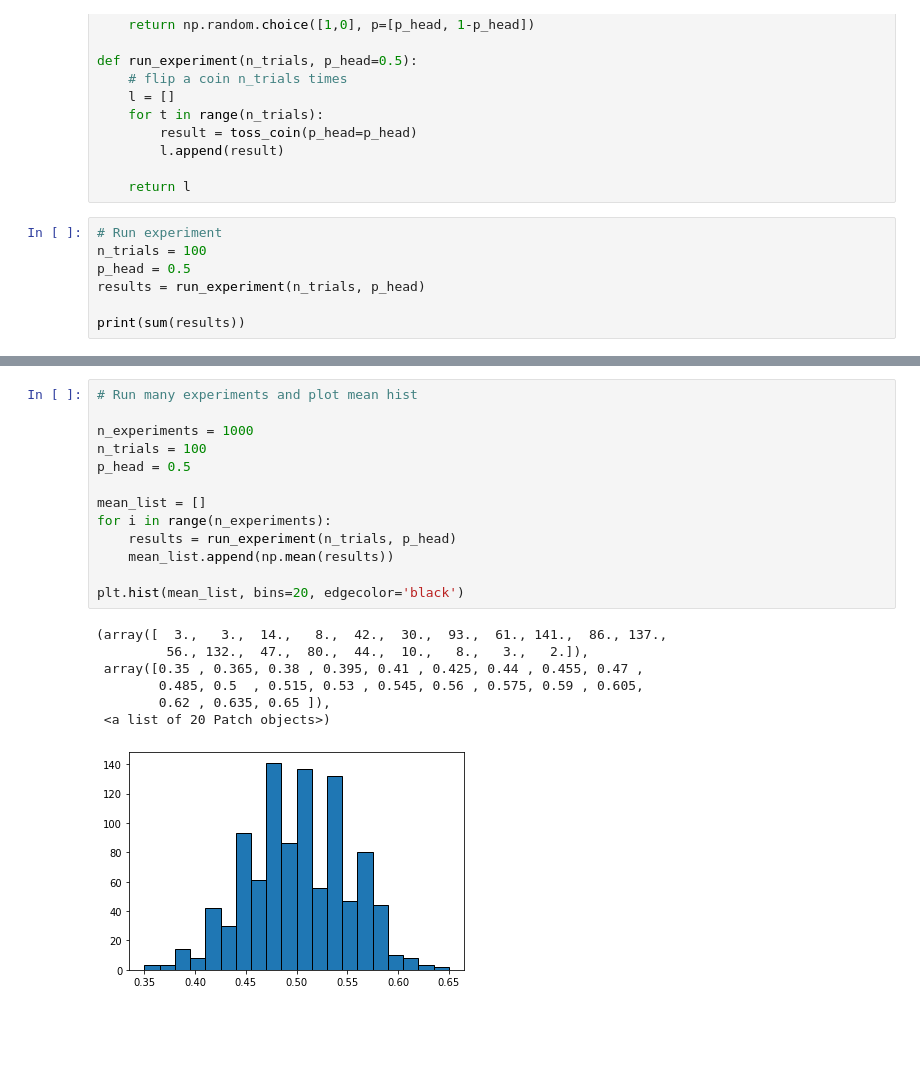
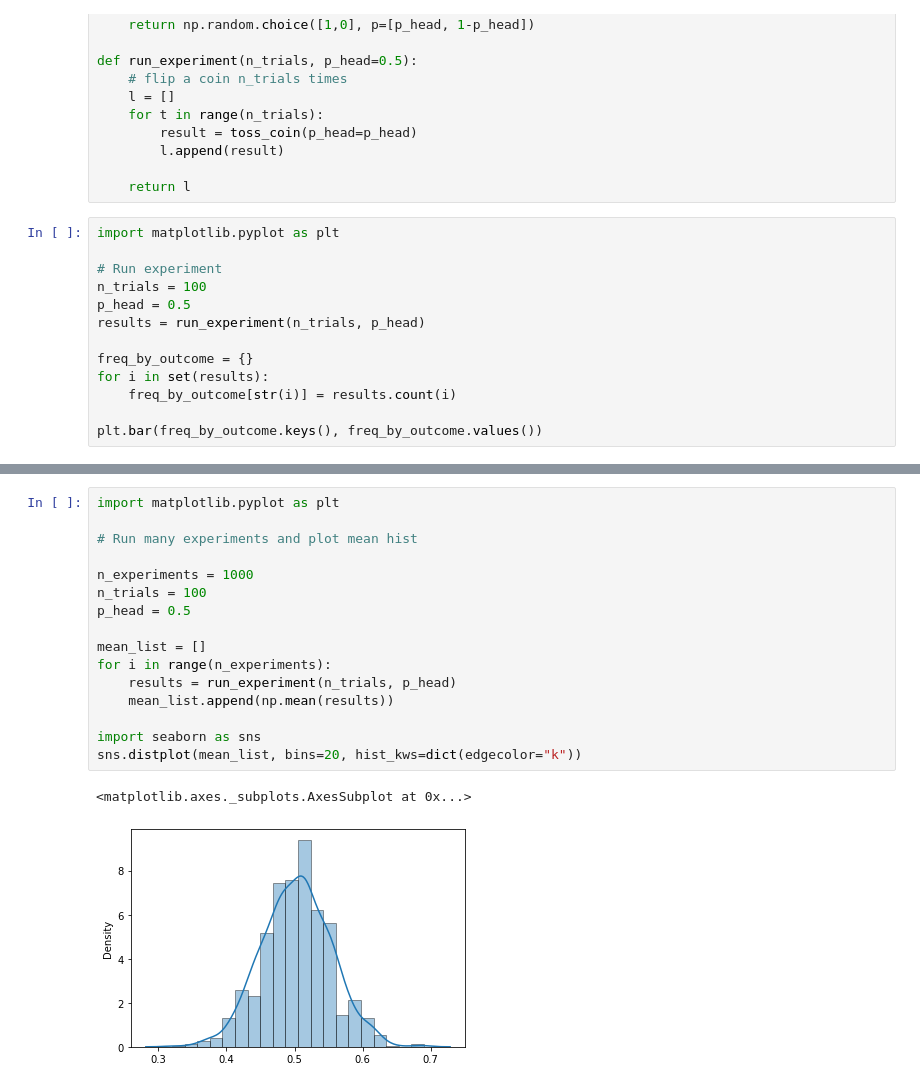
Before and after one commit to MarcoCalbucci/DataAnalytics, a Jupyter notebook: Probability_Statistics/probability_statistics_examples.ipynb, the cells around one changed output, grey strips where cells are left out. Drawn from its saved outputs; the diff is of its cells as text; blank space fills up the shorter version.

```diff
--- a/Probability_Statistics/probability_statistics_examples.ipynb
+++ b/Probability_Statistics/probability_statistics_examples.ipynb
@@ -140,10 +144,16 @@ def run_experiment(n_trials, p_head=0.5):
 
     return l
 # %%
+import matplotlib.pyplot as plt
+
 # Run experiment
 n_trials = 100
 p_head = 0.5
 results = run_experiment(n_trials, p_head)
 
-print(sum(results))
+freq_by_outcome = {}
+for i in set(results):
+    freq_by_outcome[str(i)] = results.count(i)
+
+plt.bar(freq_by_outcome.keys(), freq_by_outcome.values())
 # %% [output]
@@ -151,21 +162,19 @@ print(sum(results))
 # %%
+import matplotlib.pyplot as plt
+
 # Run many experiments and plot mean hist
 
 n_experiments = 1000
 n_trials = 100
 p_head = 0.5
 
 mean_list = []
 for i in range(n_experiments):
     results = run_experiment(n_trials, p_head)
     mean_list.append(np.mean(results))
 
-plt.hist(mean_list, bins=20, edgecolor='black')
+import seaborn as sns
+sns.distplot(mean_list, bins=20, hist_kws=dict(edgecolor="k"))
 # %% [output]
-(array([  3.,   3.,  14.,   8.,  42.,  30.,  93.,  61., 141.,  86., 137.,
-         56., 132.,  47.,  80.,  44.,  10.,   8.,   3.,   2.]),
- array([0.35 , 0.365, 0.38 , 0.395, 0.41 , 0.425, 0.44 , 0.455, 0.47 ,
-        0.485, 0.5  , 0.515, 0.53 , 0.545, 0.56 , 0.575, 0.59 , 0.605,
-        0.62 , 0.635, 0.65 ]),
- <a list of 20 Patch objects>)
+<matplotlib.axes._subplots.AxesSubplot at 0x...>
-[figure, old version]
+[figure, new version]
```
Also changed, not shown: parts of 5 cells of this notebook.
